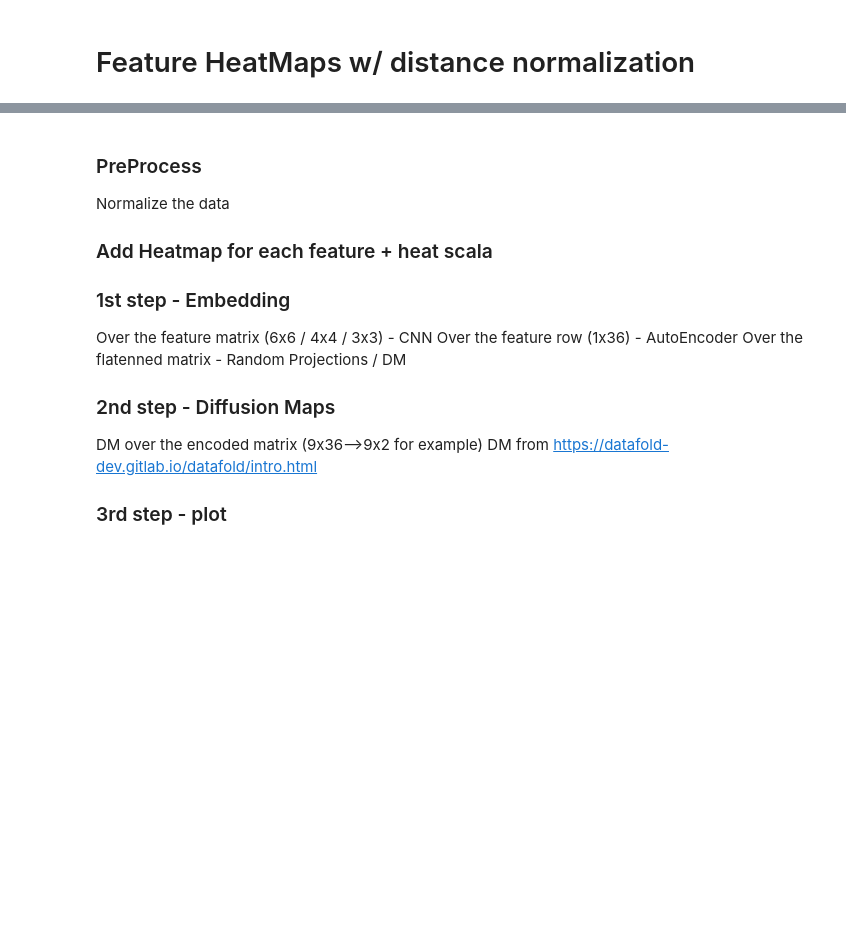
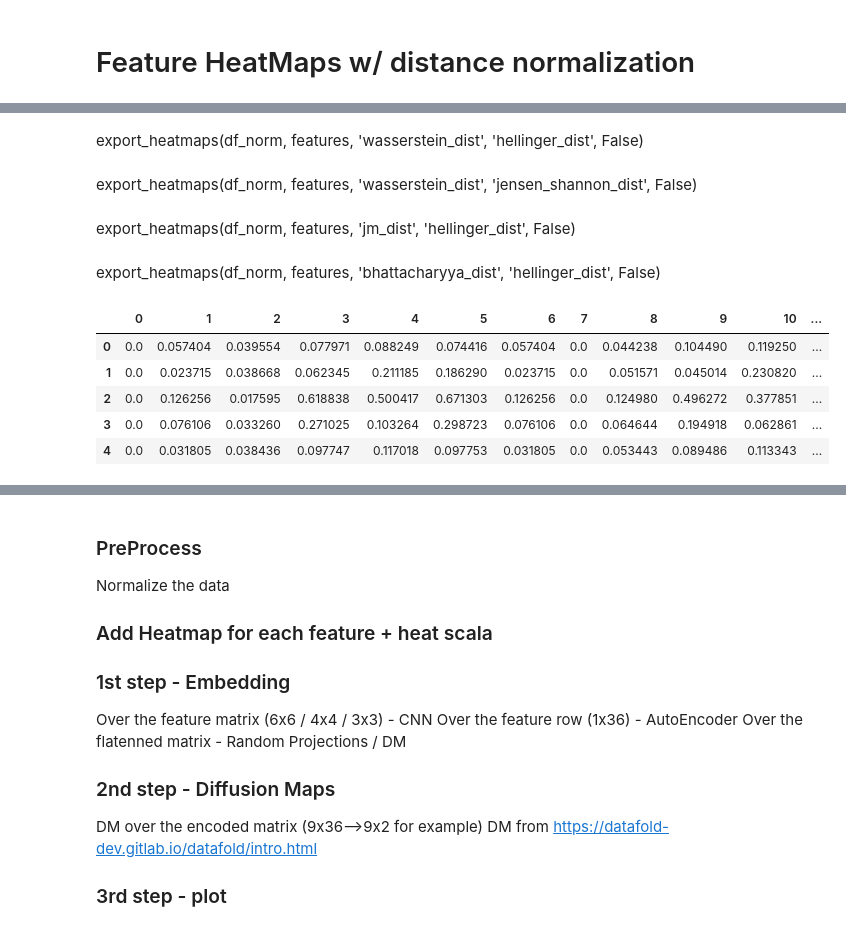
Before and after one commit to Omer-Hedvat/Thesis-TauTransformer, a Jupyter notebook: Omer's notebook.ipynb, the cells around one changed output, grey strips where cells are left out. Drawn from its saved outputs; the diff is of its cells as text; code cells hidden in the pictures; blank space fills up the shorter version.

```diff
--- a/Omer's notebook.ipynb
+++ b/Omer's notebook.ipynb
@@ -212,0 +200,19 @@ export_heatmaps(df_norm, features, 'bhattacharyya_dist', 'hellinger_dist', False
+# %% [markdown]
+export_heatmaps(df_norm, features, 'wasserstein_dist', 'hellinger_dist', False)
+# %% [markdown]
+export_heatmaps(df_norm, features, 'wasserstein_dist', 'jensen_shannon_dist', False)
+# %% [markdown]
+export_heatmaps(df_norm, features, 'jm_dist', 'hellinger_dist', False)
+# %% [markdown]
+export_heatmaps(df_norm, features, 'bhattacharyya_dist', 'hellinger_dist', False)
+# %%
+df_dists, dist_dict = calc_dist('wasserstein_dist', df_norm, 'label')
+# %%
+df_dists.head()
+# %% [output]
+|  | 0 | 1 | 2 | 3 | 4 | 5 | 6 | 7 | 8 | 9 | 10 | ... |
+| 0 | 0.0 | 0.057404 | 0.039554 | 0.077971 | 0.088249 | 0.074416 | 0.057404 | 0.0 | 0.044238 | 0.104490 | 0.119250 | ... |
+| 1 | 0.0 | 0.023715 | 0.038668 | 0.062345 | 0.211185 | 0.186290 | 0.023715 | 0.0 | 0.051571 | 0.045014 | 0.230820 | ... |
+| 2 | 0.0 | 0.126256 | 0.017595 | 0.618838 | 0.500417 | 0.671303 | 0.126256 | 0.0 | 0.124980 | 0.496272 | 0.377851 | ... |
+| 3 | 0.0 | 0.076106 | 0.033260 | 0.271025 | 0.103264 | 0.298723 | 0.076106 | 0.0 | 0.064644 | 0.194918 | 0.062861 | ... |
+| 4 | 0.0 | 0.031805 | 0.038436 | 0.097747 | 0.117018 | 0.097753 | 0.031805 | 0.0 | 0.053443 | 0.089486 | 0.113343 | ... |
```
Also changed, not shown: parts of 8 cells of this notebook, 1 other file.
